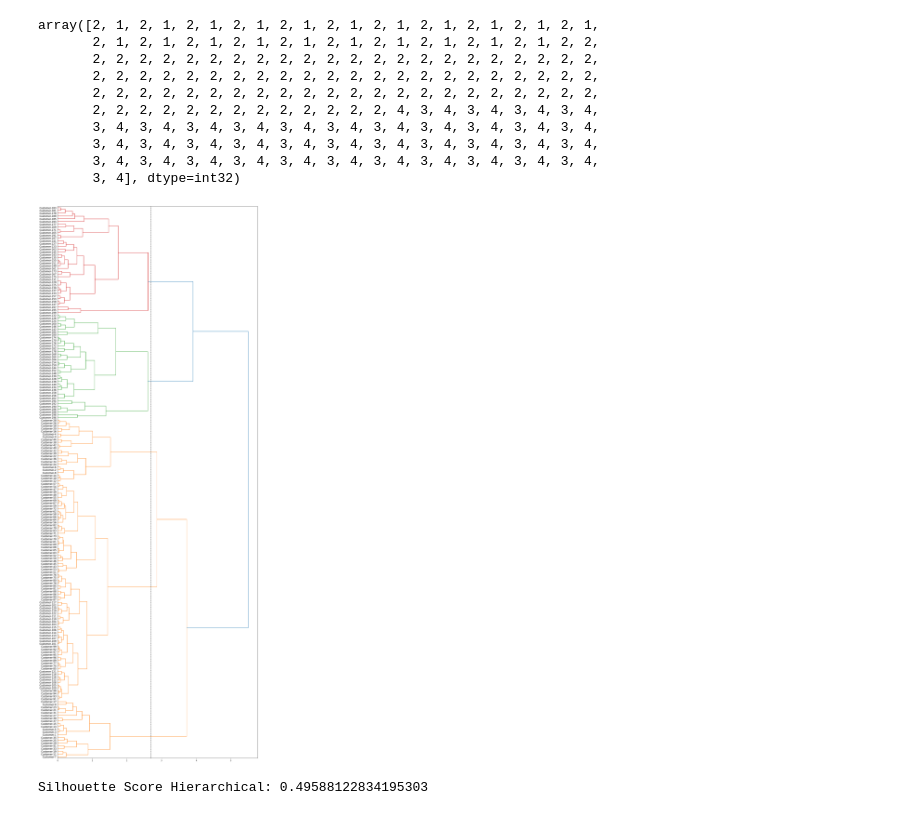
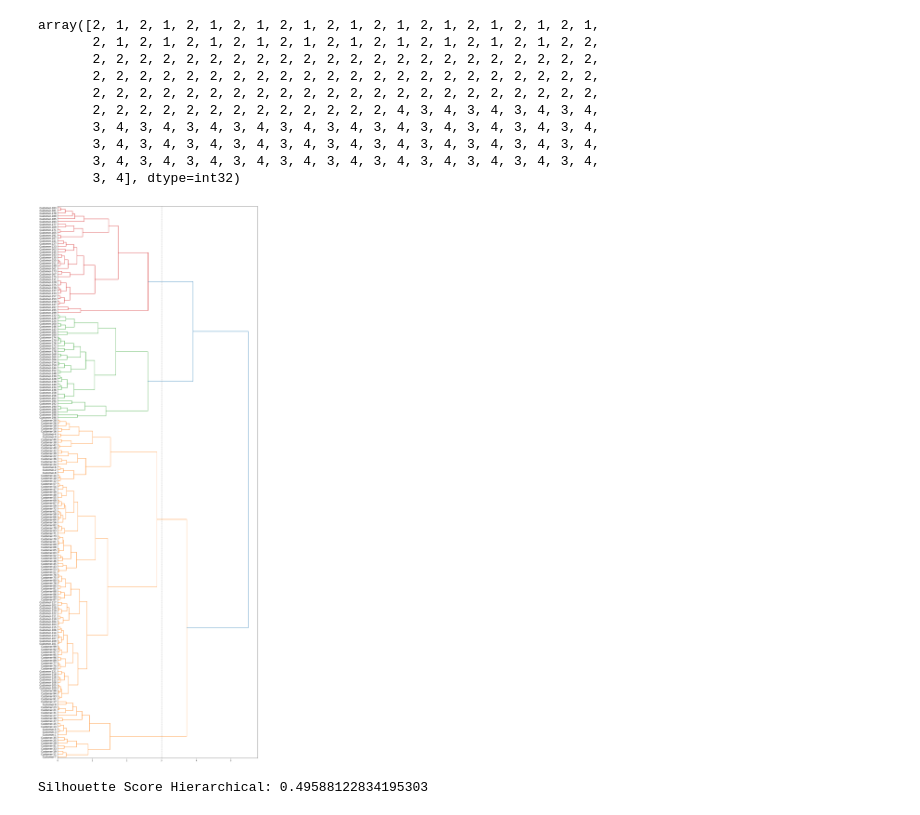
Before and after one commit to Enixma05/tugas-clustering-machine-learning, a Jupyter notebook: clustering.ipynb, the cells around one changed output. Saved outputs shown, nothing was run; the diff lists cells and outputs as text; code cells hidden in the pictures.

Commit message:
update visual Hierarchical

```diff
--- a/clustering.ipynb
+++ b/clustering.ipynb
@@ -232,22 +232,22 @@ array([2, 1, 2, 1, 2, 1, 2, 1, 2, 1, 2, 1, 2, 1, 2, 1, 2, 1, 2, 1, 2, 1,
 # %%
 fig = pylab.figure(figsize=(18,50))
 
 def llf(id):
     return f'Customer-{id}'
 
 dendro = hierarchy.dendrogram(
     Z,
     leaf_label_func=llf,
     leaf_rotation=0,
     leaf_font_size=12,
     orientation='right'
 )
 
-plt.axvline(x=2.7, color='black', linestyle='--')
+plt.axvline(x=3, color='black', linestyle='--')
 
 plt.show()
 # %% [output]
-[figure, old version]
+[figure, new version]
 # %%
 hier_score = silhouette_score(X, clusters)
 print("Silhouette Score Hierarchical:", hier_score)
```
Also changed, not shown: parts of 2 cells of this notebook.
